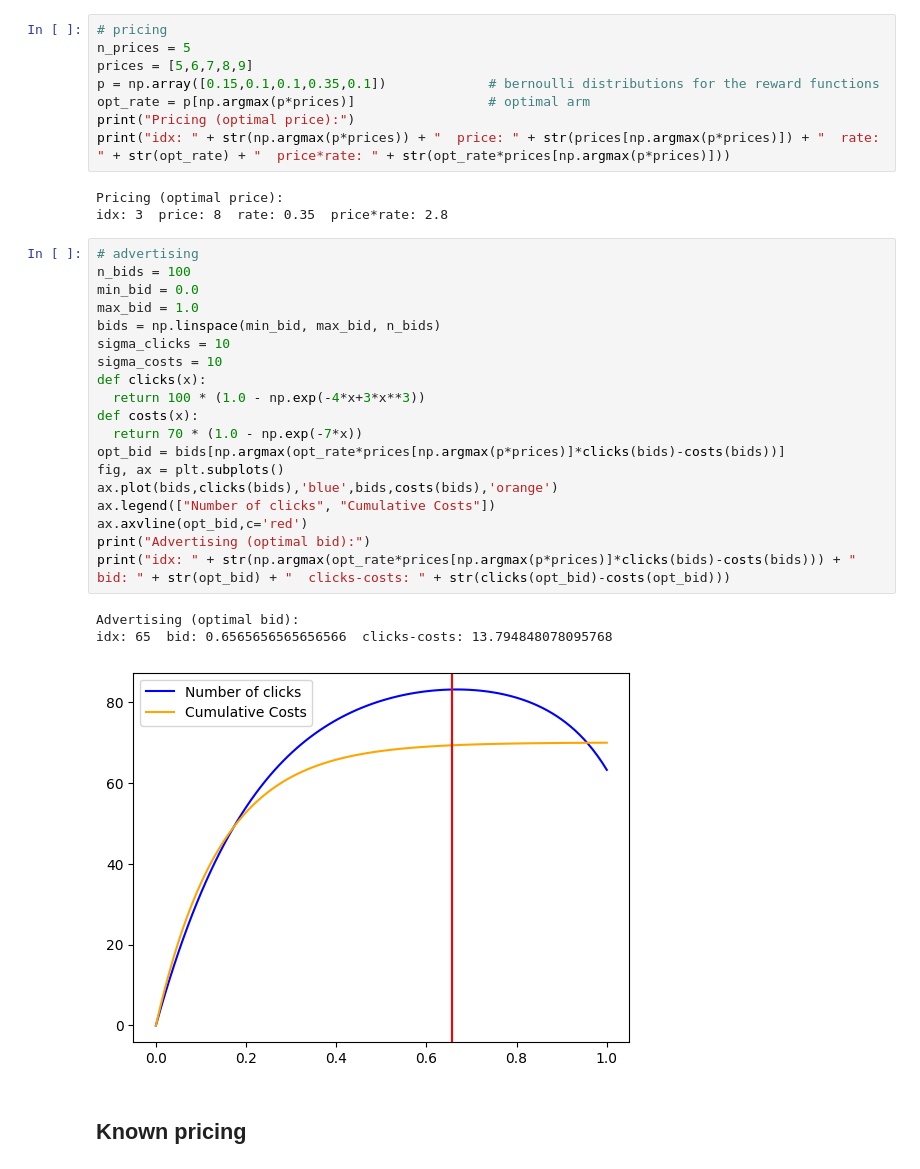
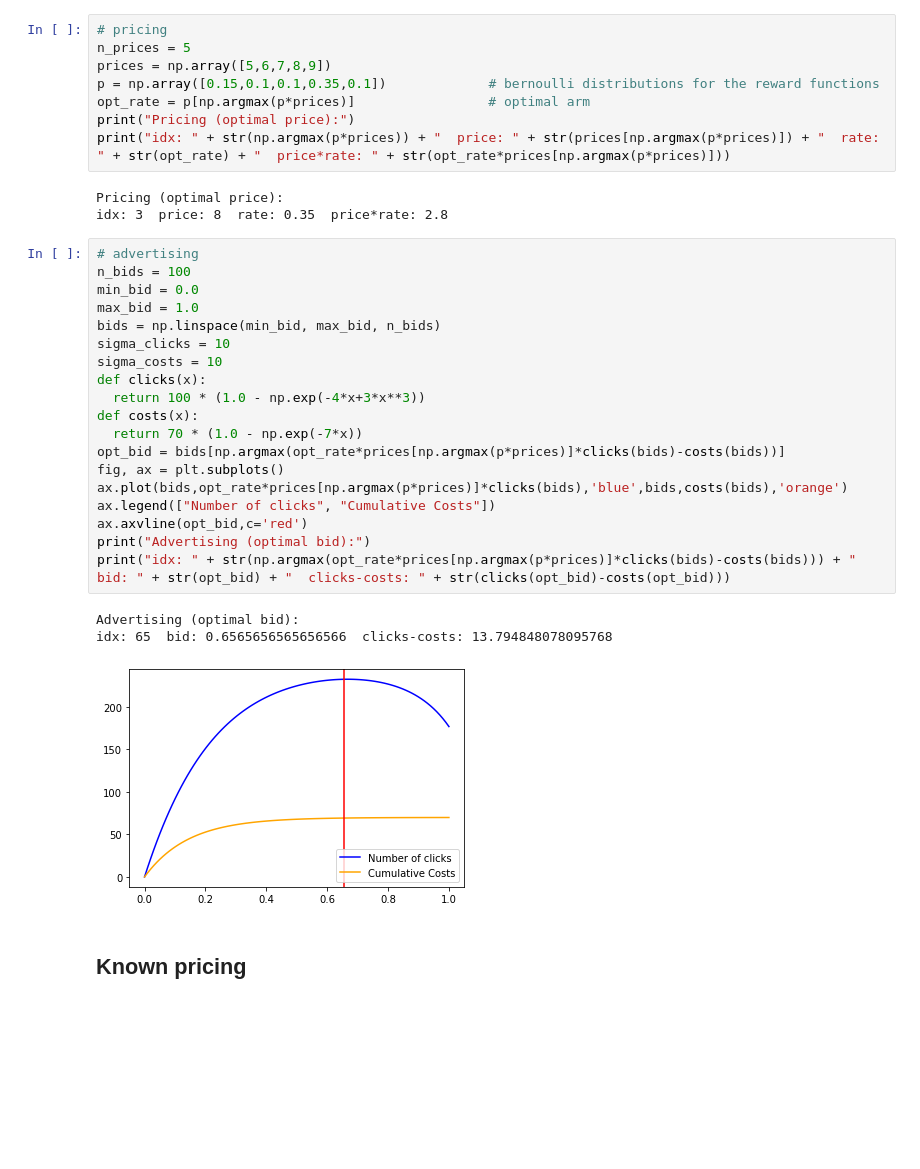
Before and after one commit to ebjaime/OLA-project, a Jupyter notebook: Step2/Manuel/part_2.ipynb, the cells around one changed output. Saved outputs shown, nothing was run; the diff lists cells and outputs as text; blank space fills up the shorter version.

```diff
--- a/Step2/Manuel/part_2.ipynb
+++ b/Step2/Manuel/part_2.ipynb
@@ -111,7 +111,7 @@ n_experiments = 300                    # since the reward functions are stochast
 # %%
 # pricing
 n_prices = 5
-prices = [5,6,7,8,9]
+prices = np.array([5,6,7,8,9])
 p = np.array([0.15,0.1,0.1,0.35,0.1])             # bernoulli distributions for the reward functions
 opt_rate = p[np.argmax(p*prices)]                 # optimal arm
 print("Pricing (optimal price):")
@@ -122,26 +122,26 @@ idx: 3  price: 8  rate: 0.35  price*rate: 2.8
 # %%
 # advertising
 n_bids = 100
 min_bid = 0.0
 max_bid = 1.0
 bids = np.linspace(min_bid, max_bid, n_bids)
 sigma_clicks = 10
 sigma_costs = 10
 def clicks(x):
   return 100 * (1.0 - np.exp(-4*x+3*x**3))
 def costs(x):
   return 70 * (1.0 - np.exp(-7*x))
 opt_bid = bids[np.argmax(opt_rate*prices[np.argmax(p*prices)]*clicks(bids)-costs(bids))]
 fig, ax = plt.subplots()
-ax.plot(bids,clicks(bids),'blue',bids,costs(bids),'orange')
+ax.plot(bids,opt_rate*prices[np.argmax(p*prices)]*clicks(bids),'blue',bids,costs(bids),'orange')
 ax.legend(["Number of clicks", "Cumulative Costs"])
 ax.axvline(opt_bid,c='red')
 print("Advertising (optimal bid):")
 print("idx: " + str(np.argmax(opt_rate*prices[np.argmax(p*prices)]*clicks(bids)-costs(bids))) + "  bid: " + str(opt_bid) + "  clicks-costs: " + str(clicks(opt_bid)-costs(opt_bid)))
 # %% [output]
 Advertising (optimal bid):
 idx: 65  bid: 0.6565656565656566  clicks-costs: 13.794848078095768
-[figure, old version]
+[figure, new version]
 # %% [markdown]
 ## Known pricing
 # %%
```
Also changed, not shown: parts of 7 cells of this notebook, 1 other file.
